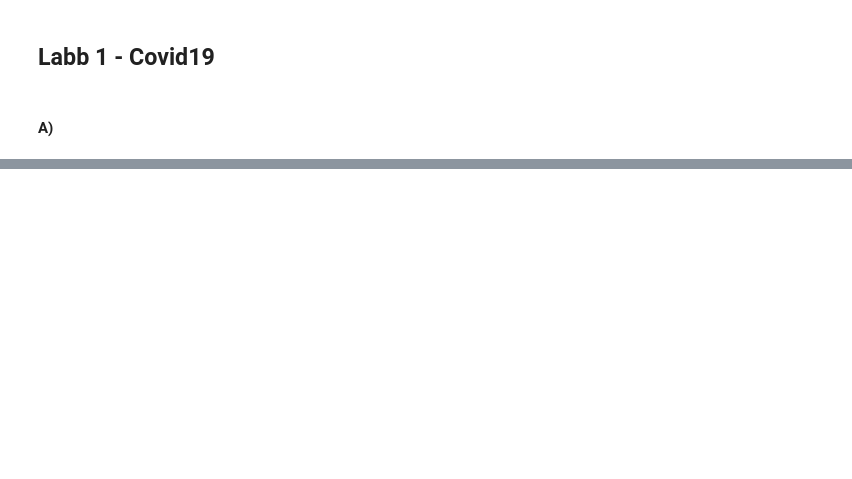
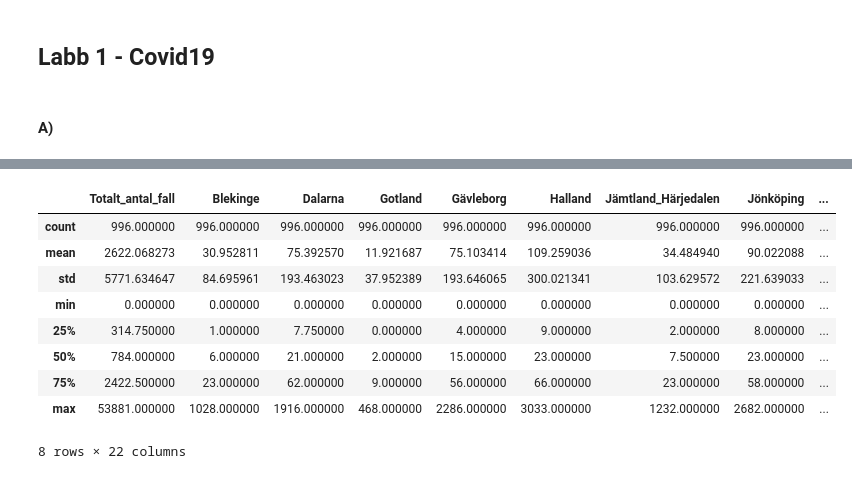
Before and after one commit to BogrenWilliam/Databehandling-William-Bogren, a Jupyter notebook: Labs/Lab1-covid19.ipynb, the cells around one changed output, grey strips where cells are left out. Drawn from its saved outputs; the diff is of its cells as text; code cells hidden in the pictures; blank space fills up the shorter version.

```diff
--- a/Labs/Lab1-covid19.ipynb
+++ b/Labs/Lab1-covid19.ipynb
@@ -17,0 +52,13 @@ NameError: name 'df_covid19' is not defined
+# %%
+df_covid19.describe()
+# %% [output]
+|  | Totalt_antal_fall | Blekinge | Dalarna | Gotland | Gävleborg | Halland | Jämtland_Härjedalen | Jönköping | ... |
+| count | 996.000000 | 996.000000 | 996.000000 | 996.000000 | 996.000000 | 996.000000 | 996.000000 | 996.000000 | ... |
+| mean | 2622.068273 | 30.952811 | 75.392570 | 11.921687 | 75.103414 | 109.259036 | 34.484940 | 90.022088 | ... |
+| std | 5771.634647 | 84.695961 | 193.463023 | 37.952389 | 193.646065 | 300.021341 | 103.629572 | 221.639033 | ... |
+| min | 0.000000 | 0.000000 | 0.000000 | 0.000000 | 0.000000 | 0.000000 | 0.000000 | 0.000000 | ... |
+| 25% | 314.750000 | 1.000000 | 7.750000 | 0.000000 | 4.000000 | 9.000000 | 2.000000 | 8.000000 | ... |
+| 50% | 784.000000 | 6.000000 | 21.000000 | 2.000000 | 15.000000 | 23.000000 | 7.500000 | 23.000000 | ... |
+| 75% | 2422.500000 | 23.000000 | 62.000000 | 9.000000 | 56.000000 | 66.000000 | 23.000000 | 58.000000 | ... |
+| max | 53881.000000 | 1028.000000 | 1916.000000 | 468.000000 | 2286.000000 | 3033.000000 | 1232.000000 | 2682.000000 | ... |
+8 rows × 22 columns
```
Also changed, not shown: parts of 7 cells of this notebook, 1 other file.
